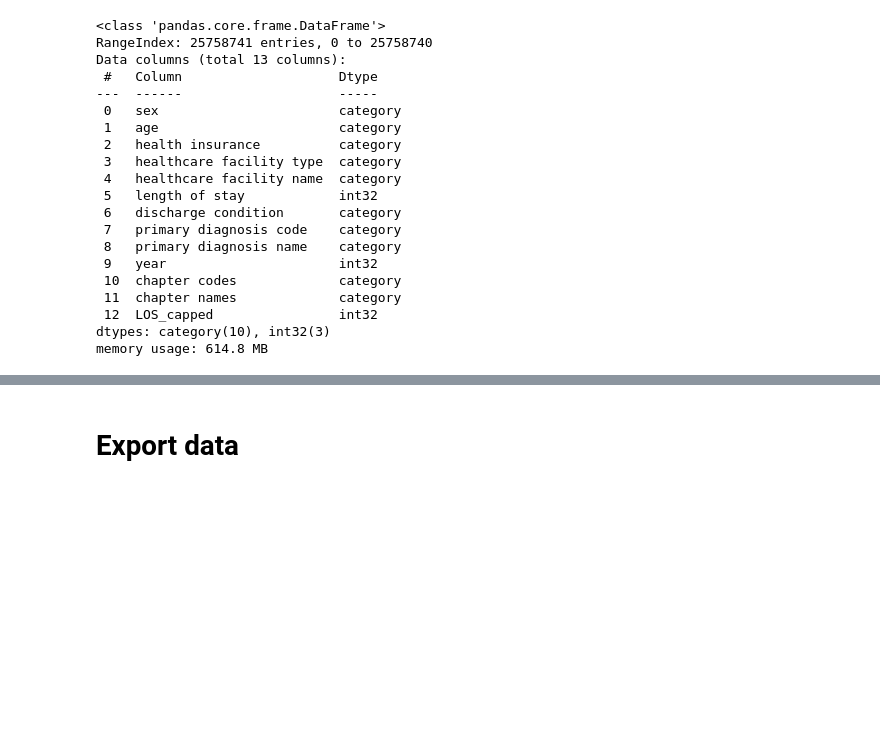
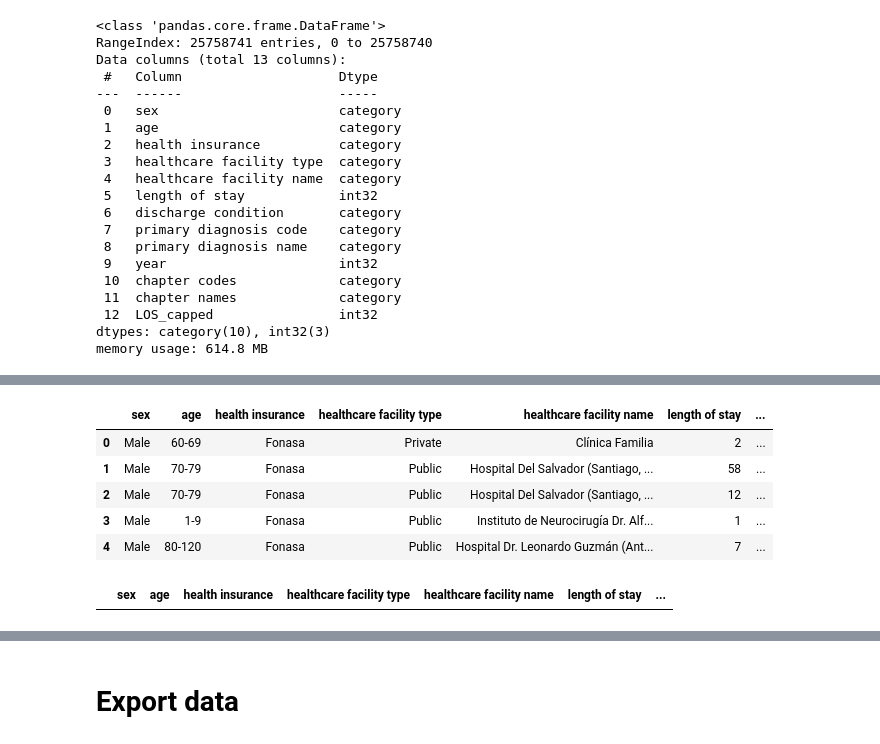
Before and after one commit to mirkopodunavak1996/EDAHospDischarges_Chile2001-2024, a Jupyter notebook: notebooks/GroupCodes_ICD10_Pre_Bivariate.ipynb, the cells around one changed output, grey strips where cells are left out. Saved outputs shown, nothing was run; the diff lists cells and outputs as text; code cells hidden in the pictures; blank space fills up the shorter version.

```diff
--- a/notebooks/GroupCodes_ICD10_Pre_Bivariate.ipynb
+++ b/notebooks/GroupCodes_ICD10_Pre_Bivariate.ipynb
@@ -32,0 +71,18 @@ memory usage: 614.8 MB
+# %%
+# Create temporary column with the first letter of each code and turn it to upper case to avoid conflicts with case differences
+df["first letter"] = df["primary diagnosis code"].str[0].str.upper()
+# %%
+# Create temporary column with first 2 digits of each code and convert them to integer
+df["two digits"] = df["primary diagnosis code"].str[1:3].astype(int)
+# %%
+# Create empty column to fill with group codes
+df["group codes"] = None
+# %%
+df.head()
+# %% [output]
+|  | sex | age | health insurance | healthcare facility type | healthcare facility name | length of stay | ... |
+| 0 | Male | 60-69 | Fonasa | Private | Clínica Familia | 2 | ... |
+| 1 | Male | 70-79 | Fonasa | Public | Hospital Del Salvador (Santiago, ... | 58 | ... |
+| 2 | Male | 70-79 | Fonasa | Public | Hospital Del Salvador (Santiago, ... | 12 | ... |
+| 3 | Male | 1-9 | Fonasa | Public | Instituto de Neurocirugía Dr. Alf... | 1 | ... |
+| 4 | Male | 80-120 | Fonasa | Public | Hospital Dr. Leonardo Guzmán (Ant... | 7 | ... |
@@ -32,0 +152,5 @@ memory usage: 614.8 MB
+# %%
+# The vectorization was succesfull as all the values are valid, even for special cases
+df[df["group codes"].isna()]
+# %% [output]
+|  | sex | age | health insurance | healthcare facility type | healthcare facility name | length of stay | ... |
```
Also changed, not shown: parts of 23 cells of this notebook.
